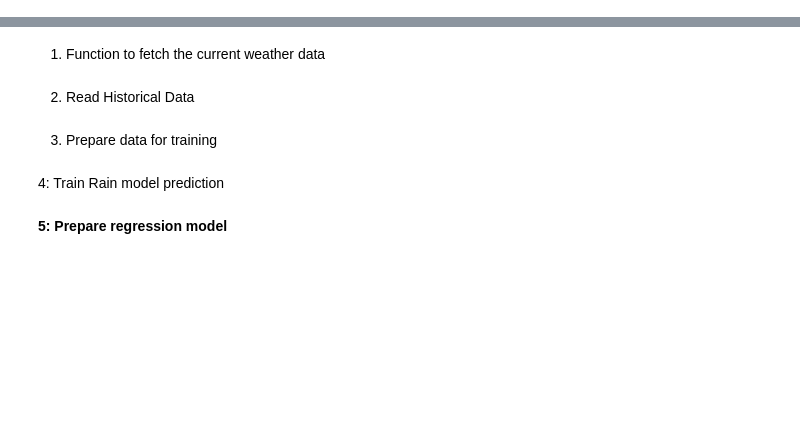
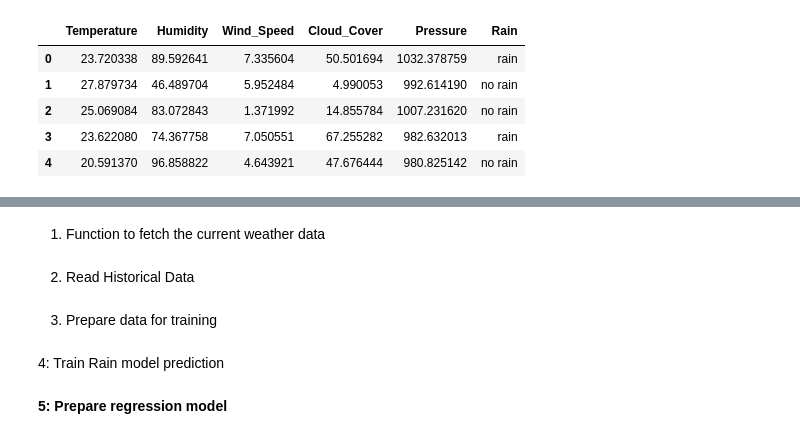
Before and after one commit to Alpha-lab12/Alpha-careers-website, a Jupyter notebook: Weather.ipynb, the cells around one changed output, grey strips where cells are left out. Drawn from its saved outputs; the diff is of its cells as text; code cells hidden in the pictures; blank space fills up the shorter version.

```diff
--- a/Weather.ipynb
+++ b/Weather.ipynb
@@ -13,3 +13,12 @@ import pytz
 # %%
 API_KEY = '08b881ad5e8964d704fa0f9cfc06dec4' #Replace with the actual API keys
 BASE_URL = 'https://api.openweathermap.org/data/2.5/' #Base URL for making API requests
+df = pd.read_csv('/content/weather_forecast_data.csv')
+df.head().style.background_gradient(cmap='Blues')
+# %% [output]
+|  | Temperature | Humidity | Wind_Speed | Cloud_Cover | Pressure | Rain |
+| 0 | 23.720338 | 89.592641 | 7.335604 | 50.501694 | 1032.378759 | rain |
+| 1 | 27.879734 | 46.489704 | 5.952484 | 4.990053 | 992.614190 | no rain |
+| 2 | 25.069084 | 83.072843 | 1.371992 | 14.855784 | 1007.231620 | no rain |
+| 3 | 23.622080 | 74.367758 | 7.050551 | 67.255282 | 982.632013 | rain |
+| 4 | 20.591370 | 96.858822 | 4.643921 | 47.676444 | 980.825142 | no rain |
```
Also changed, not shown: parts of 25 cells of this notebook.
